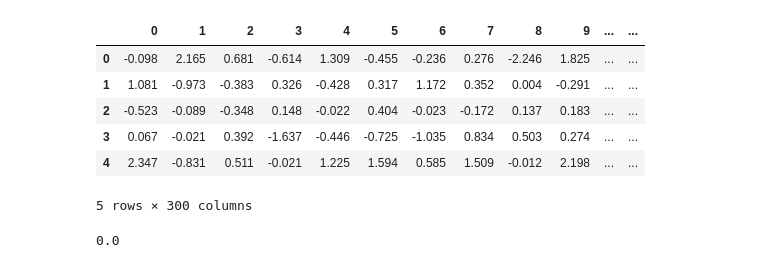
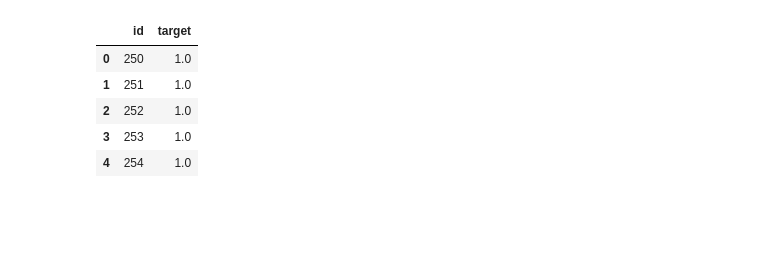
Before and after one commit to Williscool13/Don-t-Overfit-Kaggle, a Jupyter notebook: Dont Overfit.ipynb, the cells around one changed output. Drawn from its saved outputs; the diff is of its cells as text; code cells hidden in the pictures; blank space fills up the shorter version.

```diff
--- a/Dont Overfit.ipynb
+++ b/Dont Overfit.ipynb
@@ -2,17 +2,7 @@
 import pandas as pd
 # %%
 df = pd.read_csv('train.csv', engine='python')
-y_feature = 'target'
-df = df.drop('id', axis=1)
+df.drop('id', axis=1, inplace=True)
+
+y_train = df['target']
+X_train = df.drop(['target'], axis=1)
-# %%
-y_train = df[y_feature]
-X_train = df.drop([y_feature], axis=1)
-X_train.head()
-# %% [output]
-|  | 0 | 1 | 2 | 3 | 4 | 5 | 6 | 7 | 8 | 9 | ... | ... |
-| 0 | -0.098 | 2.165 | 0.681 | -0.614 | 1.309 | -0.455 | -0.236 | 0.276 | -2.246 | 1.825 | ... | ... |
-| 1 | 1.081 | -0.973 | -0.383 | 0.326 | -0.428 | 0.317 | 1.172 | 0.352 | 0.004 | -0.291 | ... | ... |
-| 2 | -0.523 | -0.089 | -0.348 | 0.148 | -0.022 | 0.404 | -0.023 | -0.172 | 0.137 | 0.183 | ... | ... |
-| 3 | 0.067 | -0.021 | 0.392 | -1.637 | -0.446 | -0.725 | -1.035 | 0.834 | 0.503 | 0.274 | ... | ... |
-| 4 | 2.347 | -0.831 | 0.511 | -0.021 | 1.225 | 1.594 | 0.585 | 1.509 | -0.012 | 2.198 | ... | ... |
-5 rows × 300 columns
@@ -23,7 +9,3 @@ linlasso = Lasso(alpha=1.0, max_iter = 1000).fit(X_train, y_train)
-# %%
-linlasso.score(X_train, y_train)
-# %% [output]
-0.0
 # %%
 test_df = pd.read_csv('test.csv', engine='python')
 temp_id = test_df['id']
@@ -36,4 +21,24 @@ y_pred = clf.predict(X_test)
+# %%
+#reduce features to 15, and l2 regression
+from sklearn.feature_selection import RFE
+
+temp = LogisticRegression(C=1.0, penalty='l2')
+selector = RFE(temp, 15, step=1)
+new_X_train = selector.fit_transform(X_train, y_train)
+feature_removed_clf = LogisticRegression(C=1.0, penalty='l2').fit(new_X_train, y_train)
+
+
+new_X_test = selector.transform(X_test)
+y_pred_ridge = feature_removed_clf.predict(new_X_test)
 # %%
-answer = pd.DataFrame([temp_id, y_pred], columns = id,)
+answer = pd.DataFrame({'id': temp_id, 'target': y_pred_ridge})
+answer.head()
+# %% [output]
+|  | id | target |
+| 0 | 250 | 1.0 |
+| 1 | 251 | 1.0 |
+| 2 | 252 | 1.0 |
+| 3 | 253 | 1.0 |
+| 4 | 254 | 1.0 |
 # %%
 answer.to_csv('answer.csv', index=False)
```
Also changed, not shown: parts of 4 cells of this notebook, 1 other file.
